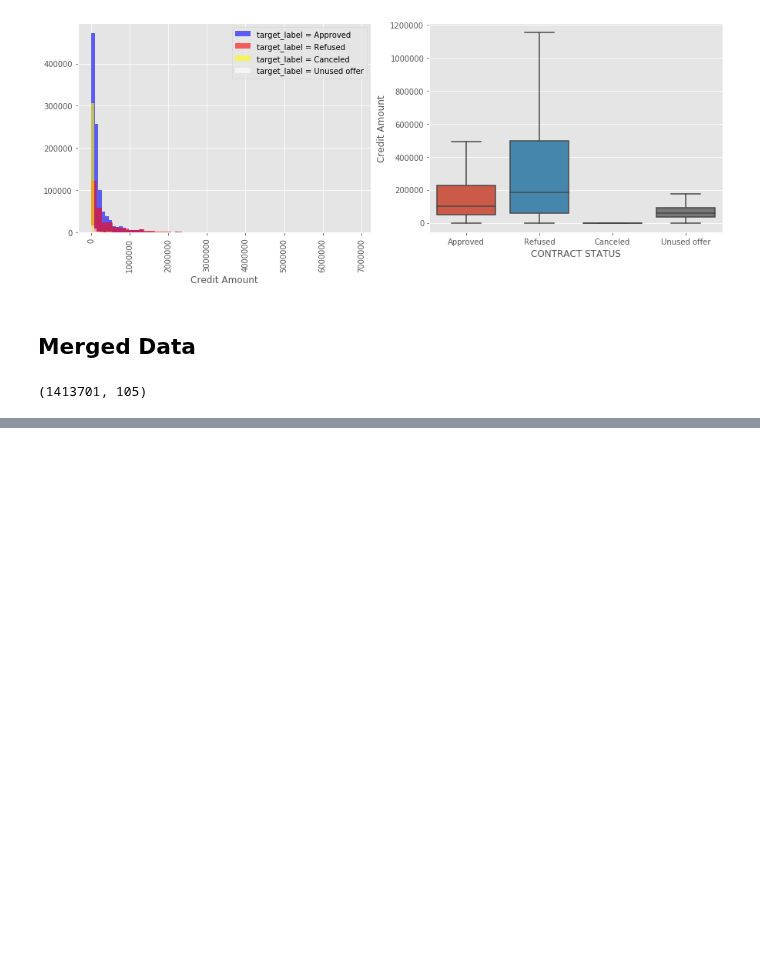
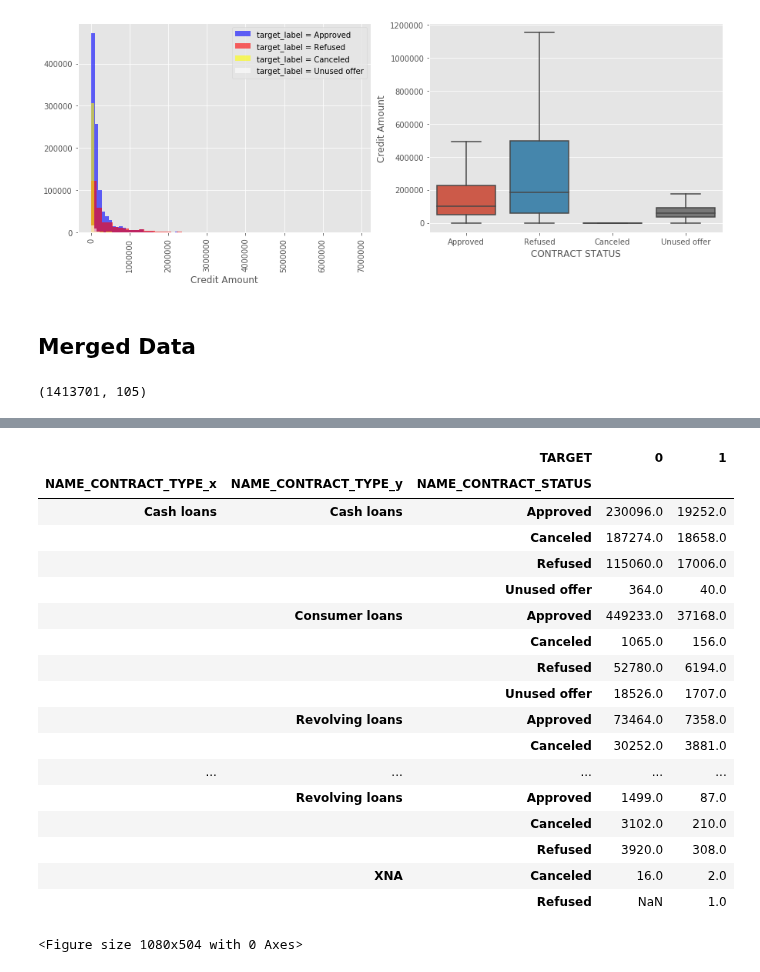
Before and after one commit to sunny0103/personal_project_kaggle, a Jupyter notebook: bank_loan/bank Loan EDA.ipynb, the cells around one changed output, grey strips where cells are left out. Saved outputs shown, nothing was run; the diff lists cells and outputs as text; code cells hidden in the pictures; blank space fills up the shorter version.

```diff
--- a/bank_loan/bank Loan EDA.ipynb
+++ b/bank_loan/bank Loan EDA.ipynb
@@ -867,3 +867,28 @@ mdf.head()
 | 2 | 100003 | 0 | Cash loans | F | N | N | 0 | ... |
 | 3 | 100003 | 0 | Cash loans | F | N | N | 0 | ... |
 | 4 | 100004 | 0 | Revolving loans | M | Y | Y | 0 | ... |
+# %%
+plt.figure(figsize=(15,7))
+con_plot=mdf.groupby(['TARGET','NAME_CONTRACT_TYPE_x','NAME_CONTRACT_TYPE_y','NAME_CONTRACT_STATUS']).size().reset_index().pivot_table(index='TARGET',columns=['NAME_CONTRACT_TYPE_x','NAME_CONTRACT_TYPE_y','NAME_CONTRACT_STATUS'],values=0)
+con_plot=con_plot.T
+con_plot
+# %% [output]
+|  |  | TARGET | 0 | 1 |
+| NAME_CONTRACT_TYPE_x | NAME_CONTRACT_TYPE_y | NAME_CONTRACT_STATUS |  |  |
+| Cash loans | Cash loans | Approved | 230096.0 | 19252.0 |
+|  |  | Canceled | 187274.0 | 18658.0 |
+|  |  | Refused | 115060.0 | 17006.0 |
+|  |  | Unused offer | 364.0 | 40.0 |
+|  | Consumer loans | Approved | 449233.0 | 37168.0 |
+|  |  | Canceled | 1065.0 | 156.0 |
+|  |  | Refused | 52780.0 | 6194.0 |
+|  |  | Unused offer | 18526.0 | 1707.0 |
+|  | Revolving loans | Approved | 73464.0 | 7358.0 |
+|  |  | Canceled | 30252.0 | 3881.0 |
+| ... | ... | ... | ... | ... |
+|  | Revolving loans | Approved | 1499.0 | 87.0 |
+|  |  | Canceled | 3102.0 | 210.0 |
+|  |  | Refused | 3920.0 | 308.0 |
+|  | XNA | Canceled | 16.0 | 2.0 |
+|  |  | Refused | NaN | 1.0 |
+<Figure size 1080x504 with 0 Axes>
```
Also changed, not shown: parts of 4 cells of this notebook.
